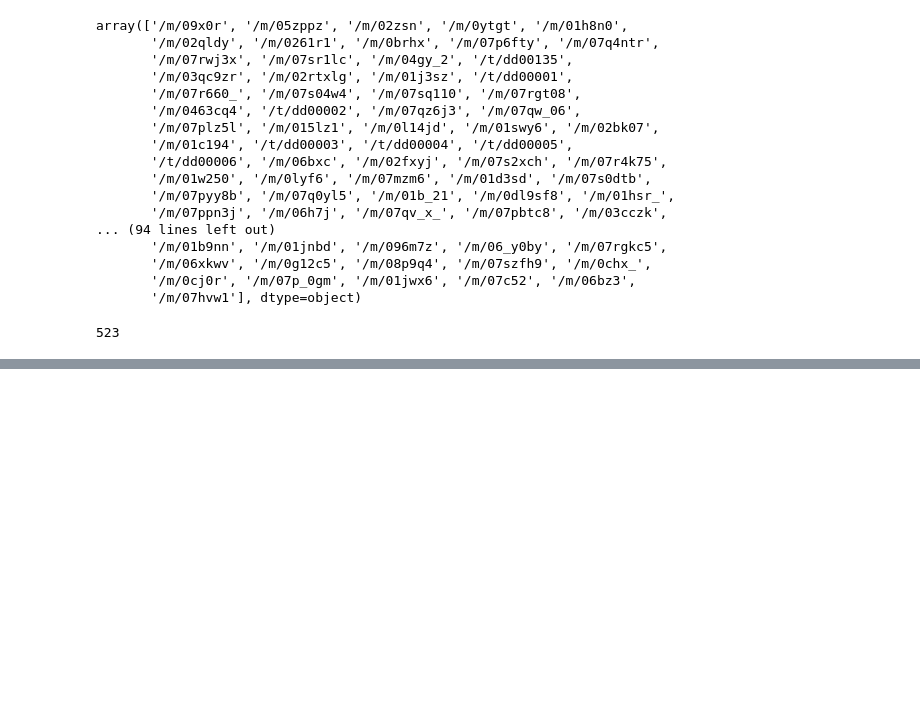
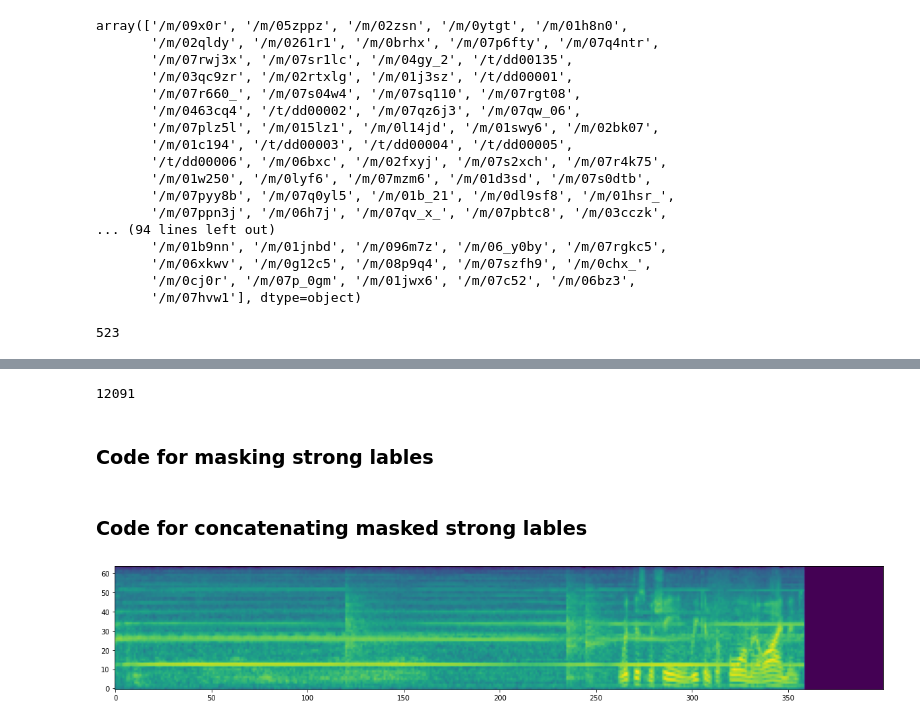
Before and after one commit to lijuncheng16/AudioSetDoneRight, a Jupyter notebook: strong_label_masking.ipynb, the cells around one changed output, grey strips where cells are left out. Cells and saved outputs as stored; diff of their text form; code cells hidden in the pictures; blank space fills up the shorter version.

Commit message:
strong label dataset generation

```diff
--- a/strong_label_masking.ipynb
+++ b/strong_label_masking.ipynb
@@ -155,13 +163,13 @@ np.min(feat_a)
 # %%
 modified_ind = set()
-for index, row in strong_labels.iterrows():
-    filename = row['segment_id'].split('_')[0]
+for i, row in strong_labels.iterrows():
+    filename = row['segment_id'][:11]
     start_time = int(row['start_time_seconds']/10.0 * 400)
     end_time = int(row['end_time_seconds']/10.0 * 400)
     label_mid = row['label']
     if label_mid not in class_label['mid'].values: #9 classes of MID does not exist in previous AudioSet version
         continue
-    label_ind = class_label[class_label["mid"] == label_mid]['index'].values[0]
+    label_ind = class_label[class_label["mid"] == label_mid]['index'].values[0]#get label_ind from class_label translation
 #     print(filename, label_mid, label_ind)
     if filename in hash_ids:
         ind = hash_ids.index(filename)
@@ -173,0 +268,45 @@ for index, row in strong_labels.iterrows():
+# %%
+print(len(test_set))
+# This shows many new labels are not matching the orginal labels.
+# %% [output]
+12091
+# %% [markdown]
+### Code for masking strong lables
+# %%
+n_mel = 64
+for key in test_set:
+#     print(key, test_set[key])
+    record = feat_a[key]
+    silence_val = np.min(record)
+    record = np.ma.array(record, mask=True)
+    for interval in test_set[key]:
+        start, end = interval
+        for i in range(start, end):
+            record.mask[i] = False
+    feat_a[key]= record.filled(fill_value=silence_val)
+#         feat_a[key,start:end,:] = silence_val
+# %% [markdown]
+### Code for concatenating masked strong lables
+# %%
+n_mel = 64
+for key in test_set:
+#     print(key, test_set[key])
+    record = feat_a[key]
+    silence_val = np.min(record)
+    record = np.ma.array(record, mask=False)
+    for interval in test_set[key]:
+        start, end = interval
+        for i in range(start, end):
+            record.mask[i] = True
+    mask_record = record.compressed().reshape(-1,n_mel)
+    fill_matrix = np.full((400-mask_record.shape[0],n_mel), silence_val)
+    mask_record = np.vstack((mask_record, fill_matrix))
+    feat_a[key] = mask_record
+#     feat_a[key]= record.filled(fill_value=silence_val)
+#         feat_a[key,start:end,:] = silence_val
+# %%
+plt.figure(figsize = (20,10))
+plt.imshow(feat_a[1].T, origin='lower')
+plt.savefig('imgs/hammer_strong.png')
+# %% [output]
+[figure, added]
```
Also changed, not shown: parts of 30 cells of this notebook.
